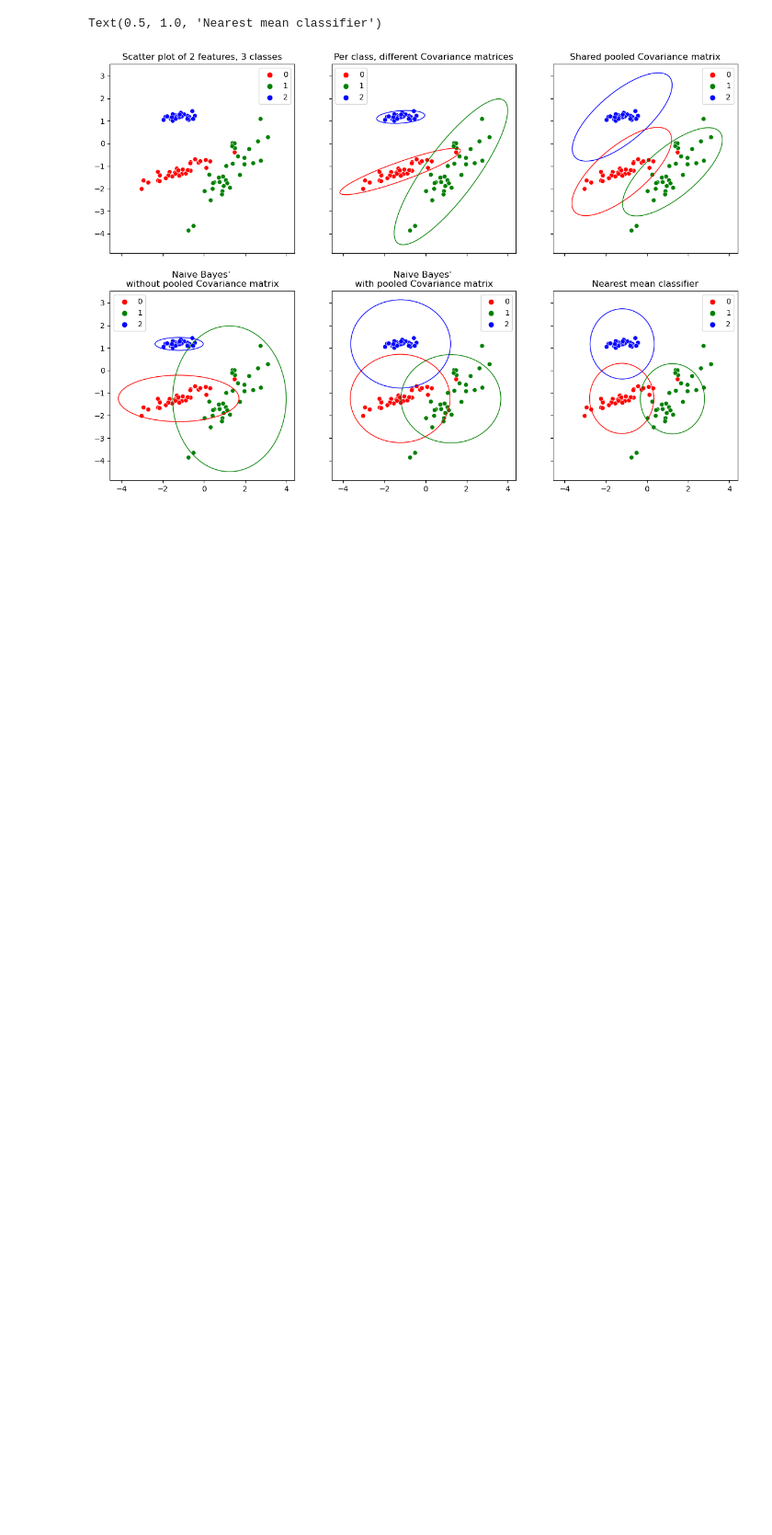
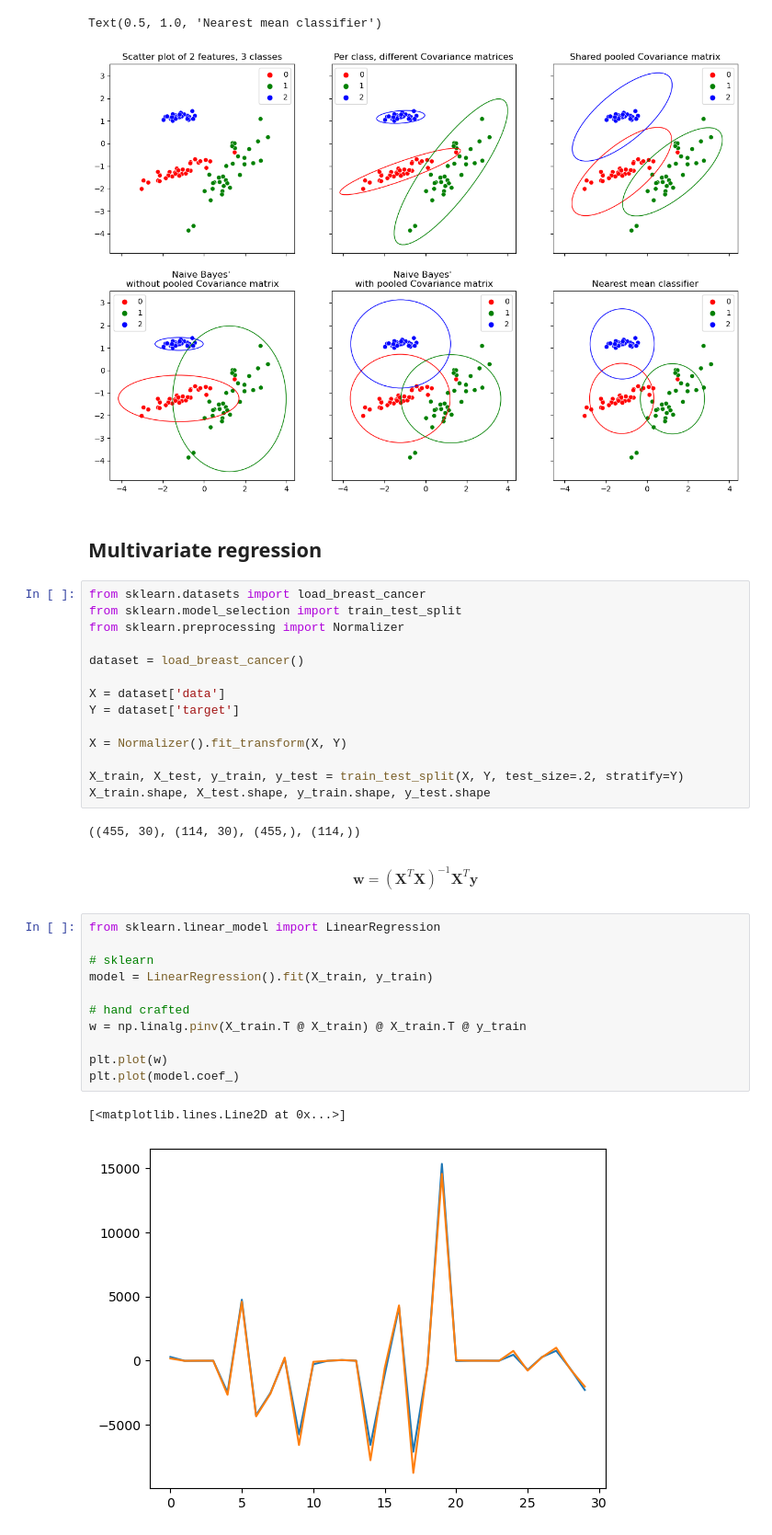
Before and after one commit to Janko-dev/ml_notebooks, a Jupyter notebook: notebooks/multivariate.ipynb, the cells around one changed output. Shown at 92% size. Cells and saved outputs as stored; diff of their text form; blank space fills up the shorter version.

```diff
--- a/notebooks/multivariate.ipynb
+++ b/notebooks/multivariate.ipynb
@@ -822,3 +822,39 @@ axes[5].set_title("Nearest mean classifier")
 # %% [output]
 Text(0.5, 1.0, 'Nearest mean classifier')
 [figure]
+# %% [markdown]
+## Multivariate regression
+# %%
+from sklearn.datasets import load_breast_cancer
+from sklearn.model_selection import train_test_split
+from sklearn.preprocessing import Normalizer
+
+dataset = load_breast_cancer()
+
+X = dataset['data']
+Y = dataset['target']
+
+X = Normalizer().fit_transform(X, Y)
+
+X_train, X_test, y_train, y_test = train_test_split(X, Y, test_size=.2, stratify=Y)
+X_train.shape, X_test.shape, y_train.shape, y_test.shape
+# %% [output]
+((455, 30), (114, 30), (455,), (114,))
+# %% [markdown]
+$$
+    \bm{w} = (\bm{X}^T\bm{X})^{-1} \bm{X}^T \bm{y}
+$$
+# %%
+from sklearn.linear_model import LinearRegression
+
+# sklearn
+model = LinearRegression().fit(X_train, y_train)
+
+# hand crafted
+w = np.linalg.pinv(X_train.T @ X_train) @ X_train.T @ y_train
+
+plt.plot(w)
+plt.plot(model.coef_)
+# %% [output]
+[<matplotlib.lines.Line2D at 0x...>]
+[figure, added]
```
Also changed, not shown: parts of 3 cells of this notebook, 2 other files.
